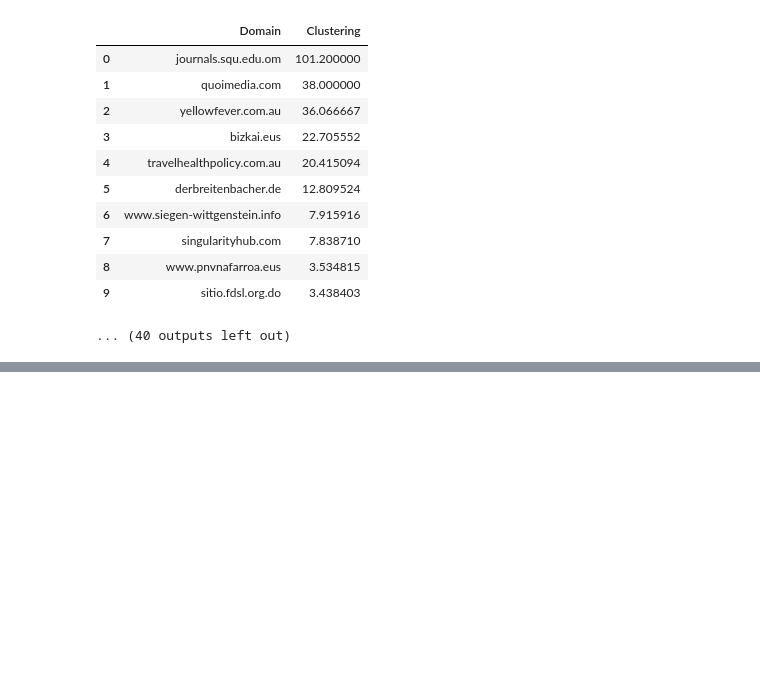
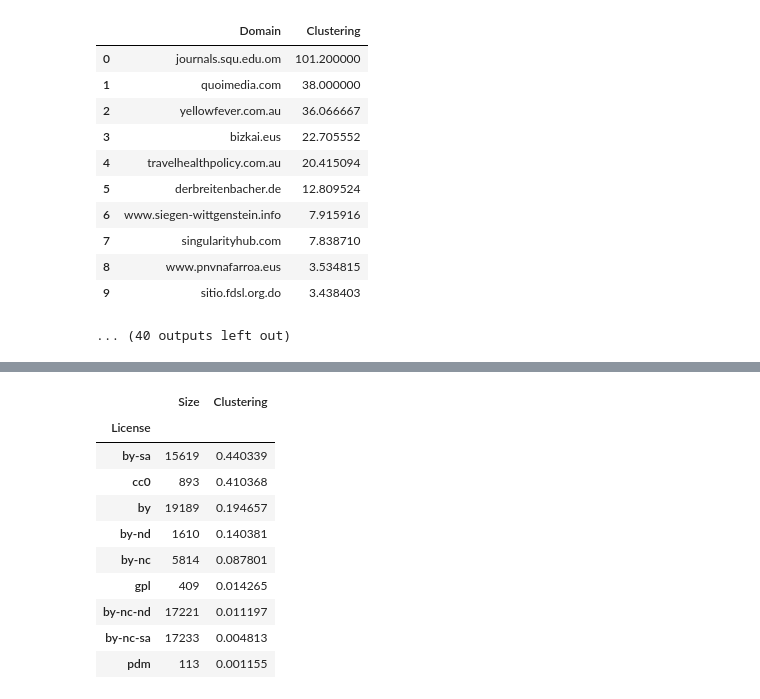
Before and after one commit to creativecommons/data-science-playground, a Jupyter notebook: linked_commons_graph_analysis/clustering.ipynb, the cells around one changed output, grey strips where cells are left out. Drawn from its saved outputs; the diff is of its cells as text; code cells hidden in the pictures; blank space fills up the shorter version.

Commit message:
clustering while aggregated across versions

```diff
--- a/linked_commons_graph_analysis/clustering.ipynb
+++ b/linked_commons_graph_analysis/clustering.ipynb
@@ -156,3 +157,28 @@ for license in global_clustering_df.index:
 | 8 | www.pnvnafarroa.eus | 3.534815 |
 | 9 | sitio.fdsl.org.do | 3.438403 |
 ... (40 outputs left out)
+# %%
+licenses = cc_graph_ops.get_licenses(g)
+license_groups = collections.defaultdict(list)
+for license in licenses:
+    group = license[2:license.find("',")]
+    license_groups[group].append(license)
+# %%
+group_clustering_table = []
+group_subgraphs = dict()
+for group, licenses in license_groups.items():
+    nodes = g.new_vp('bool')
+    for v in g.vertices():
+        nodes[v] = False
+        cc_licenses = g.vp['cc_licenses'][v]
+        if isinstance(cc_licenses, dict):
+            total_licenses = sum(cc_licenses.values())
+            for license in licenses:
+                nodes[v] |= (license in cc_licenses
+                    and cc_licenses[license] >= proportion * total_licenses
+                    and cc_licenses[license] >= quota)
+    subg = gt.GraphView(g, vfilt=nodes)
+    if subg.num_vertices() > min_subgraph_size:
+        group_subgraphs[group] = subg
+        coef, stdev = gt.global_clustering(subg, weight=weight_long)
+        group_clustering_table.append([group, subg.num_vertices(), coef])
@@ -158,0 +193,17 @@ for license in global_clustering_df.index:
+# %%
+group_clustering_df = pd.DataFrame(group_clustering_table, columns=['License', 'Size', 'Clustering'])
+group_clustering_df = group_clustering_df.set_index('License')
+group_clustering_df.sort_values('Clustering', inplace=True, ascending=False)
+group_clustering_df
+# %% [output]
+|  | Size | Clustering |
+| License |  |  |
+| by-sa | 15619 | 0.440339 |
+| cc0 | 893 | 0.410368 |
+| by | 19189 | 0.194657 |
+| by-nd | 1610 | 0.140381 |
+| by-nc | 5814 | 0.087801 |
+| gpl | 409 | 0.014265 |
+| by-nc-nd | 17221 | 0.011197 |
+| by-nc-sa | 17233 | 0.004813 |
+| pdm | 113 | 0.001155 |
```
Also changed, not shown: parts of 3 cells of this notebook.
